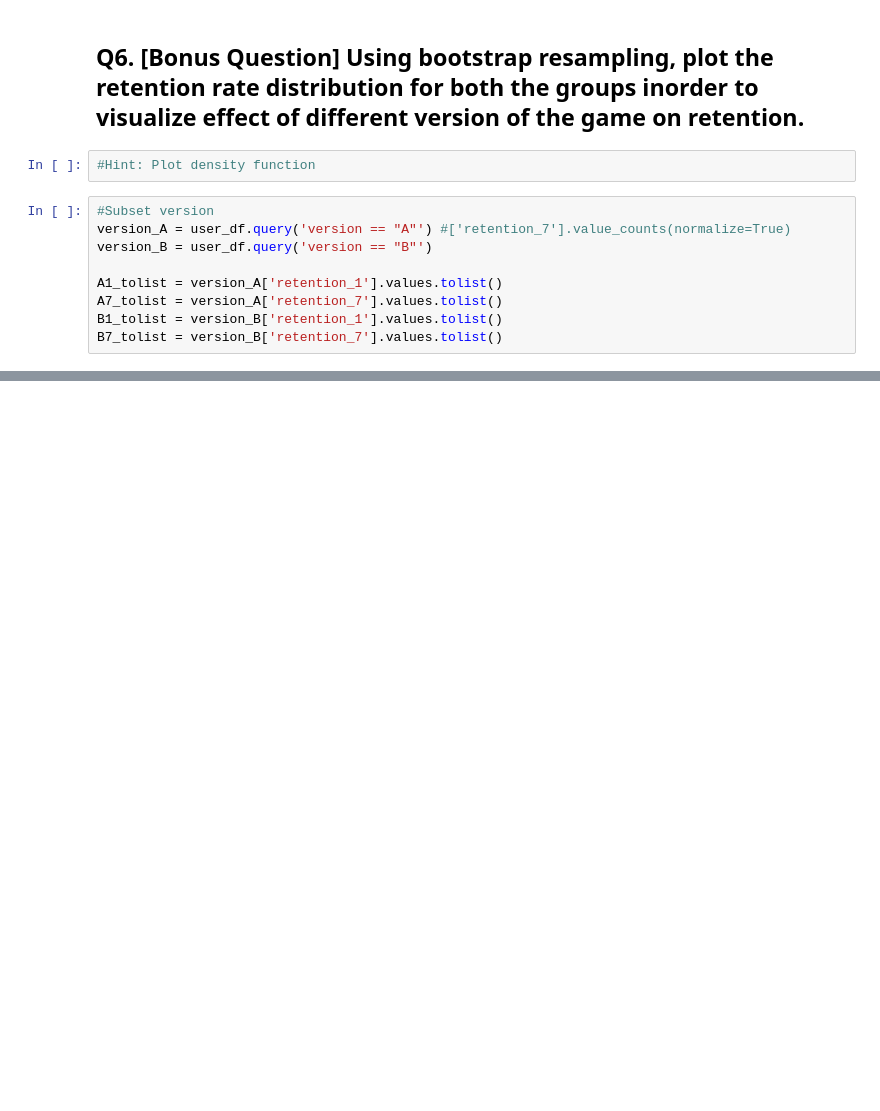
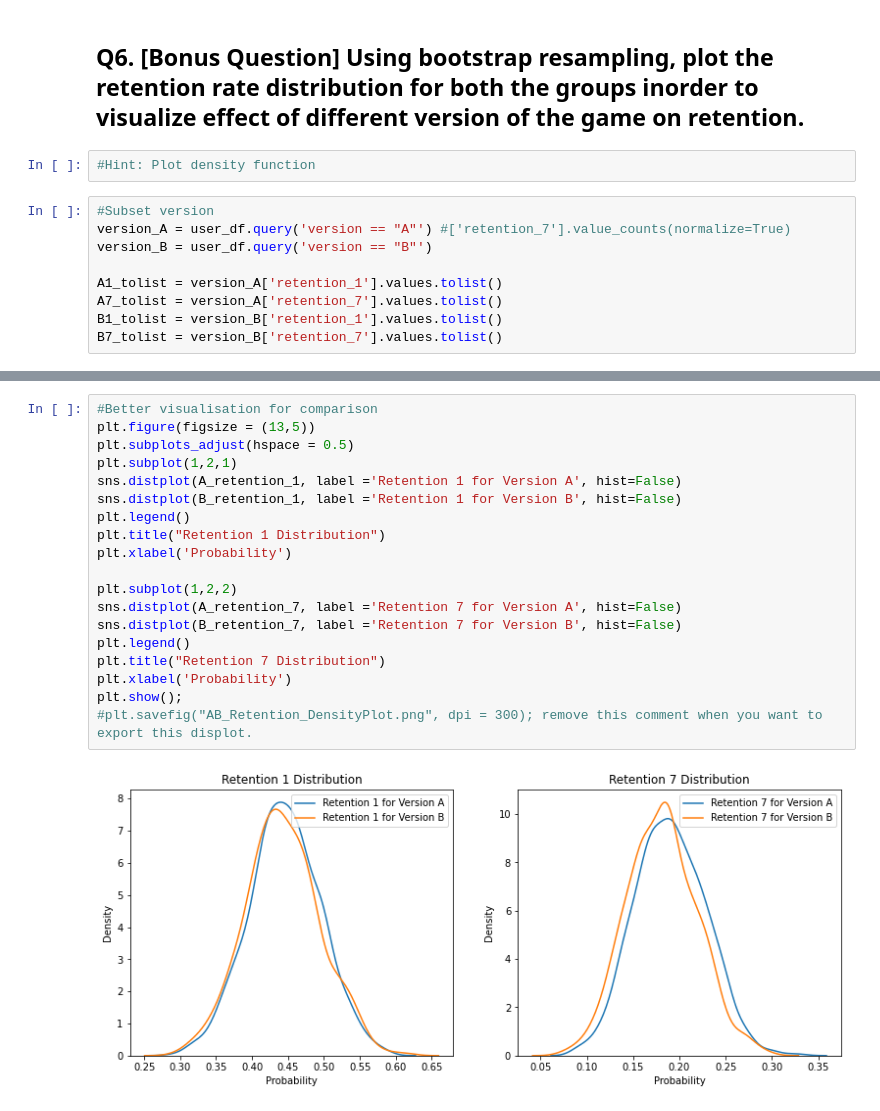
Before and after one commit to mommafish/BCG_Rise, a Jupyter notebook: Mini_Project/Mini_Project_2/Submitted Files/TeamSubmission_BDA09_Group05_Mini_project_2.ipynb, the cells around one changed output, grey strips where cells are left out. Drawn from its saved outputs; the diff is of its cells as text; blank space fills up the shorter version.

```diff
--- a/Mini_Project/Mini_Project_2/Submitted Files/TeamSubmission_BDA09_Group05_Mini_project_2.ipynb
+++ b/Mini_Project/Mini_Project_2/Submitted Files/TeamSubmission_BDA09_Group05_Mini_project_2.ipynb
@@ -495,0 +496,21 @@ plt.show();
+# %%
+#Better visualisation for comparison
+plt.figure(figsize = (13,5))
+plt.subplots_adjust(hspace = 0.5)
+plt.subplot(1,2,1)
+sns.distplot(A_retention_1, label ='Retention 1 for Version A', hist=False)
+sns.distplot(B_retention_1, label ='Retention 1 for Version B', hist=False)
+plt.legend()
+plt.title("Retention 1 Distribution")
+plt.xlabel('Probability')
+
+plt.subplot(1,2,2)
+sns.distplot(A_retention_7, label ='Retention 7 for Version A', hist=False)
+sns.distplot(B_retention_7, label ='Retention 7 for Version B', hist=False)
+plt.legend()
+plt.title("Retention 7 Distribution")
+plt.xlabel('Probability')
+plt.show();
+#plt.savefig("AB_Retention_DensityPlot.png", dpi = 300); remove this comment when you want to export this displot.
+# %% [output]
+[figure, added]
```
Also changed, not shown: parts of 2 cells of this notebook.
